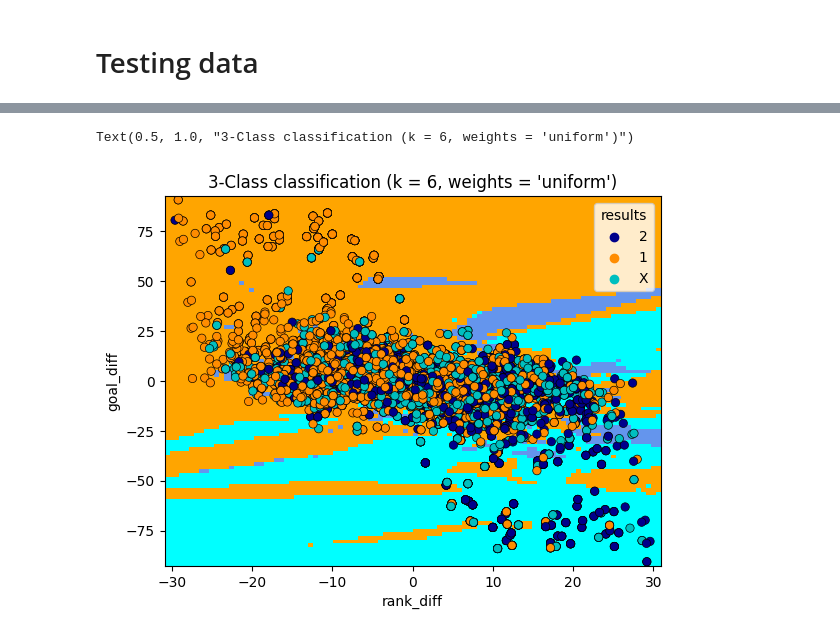
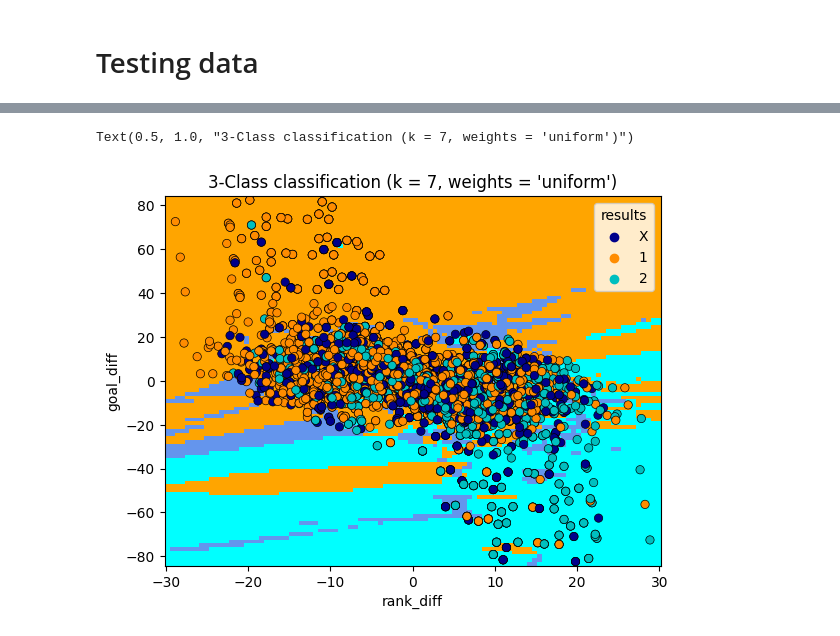
Before and after one commit to alexfulleda98/la-quiniela, a Jupyter notebook: analysis/ModelAnalysis.ipynb, the cells around one changed output, grey strips where cells are left out. Cells and saved outputs as stored; diff of their text form; code cells hidden in the pictures.

```diff
--- a/analysis/ModelAnalysis.ipynb
+++ b/analysis/ModelAnalysis.ipynb
@@ -193,0 +299,9 @@ y_test_reduced = test_df.results
+# %%
+#CASE 2
+col_names_reduced = ["rank_diff", "goal_diff"]
+
+x_train_reduced_2 = train_df_5[col_names_reduced].dropna()
+y_train_reduced_2 = train_df_5.results
+
+x_test_reduced_2 = test_df_1[col_names_reduced]
+y_test_reduced_2 = test_df_1.results
@@ -194,37 +348,38 @@ y_test_reduced = test_df.results
 # %%
+#CASE 2
 cmap_light = ListedColormap(["orange", "cyan", "cornflowerblue"])
 cmap_bold = [ "darkblue", "darkorange", "c"]
 
-n_neighbors = 6
+n_neighbors = 7
 weights = "uniform"
-clf = neighbors.KNeighborsClassifier(n_neighbors, weights=weights, algorithm="brute")
-clf.fit(x_train_reduced, y_train_reduced)
+clf = neighbors.KNeighborsClassifier(n_neighbors, weights=weights, algorithm="auto")
+clf.fit(x_train_reduced_2, y_train_reduced_2)
 
 _, ax = plt.subplots()
 DecisionBoundaryDisplay.from_estimator(
     clf,
-    x_train_reduced,
+    x_train_reduced_2,
     cmap=cmap_light,
     ax=ax,
     response_method="predict",
     plot_method="pcolormesh",
     xlabel="rank_diff",
     ylabel="goal_diff",
     shading="auto",
 )
 
 # Plot also the training points
 sns.scatterplot(
-    x=x_train_reduced["rank_diff"],
-    y=x_train_reduced["goal_diff"],
-    hue=y_train_reduced,
+    x=x_train_reduced_2["rank_diff"],
+    y=x_train_reduced_2["goal_diff"],
+    hue=y_train_reduced_2,
     palette=cmap_bold,
     alpha=1.0,
     edgecolor="black",
 )
 plt.title(
     "3-Class classification (k = %i, weights = '%s')" % (n_neighbors, weights)
 )
 # %% [output]
-Text(0.5, 1.0, "3-Class classification (k = 6, weights = 'uniform')")
+Text(0.5, 1.0, "3-Class classification (k = 7, weights = 'uniform')")
-[figure, old version]
+[figure, new version]
```
Also changed, not shown: parts of 34 cells of this notebook, 2 other files.
